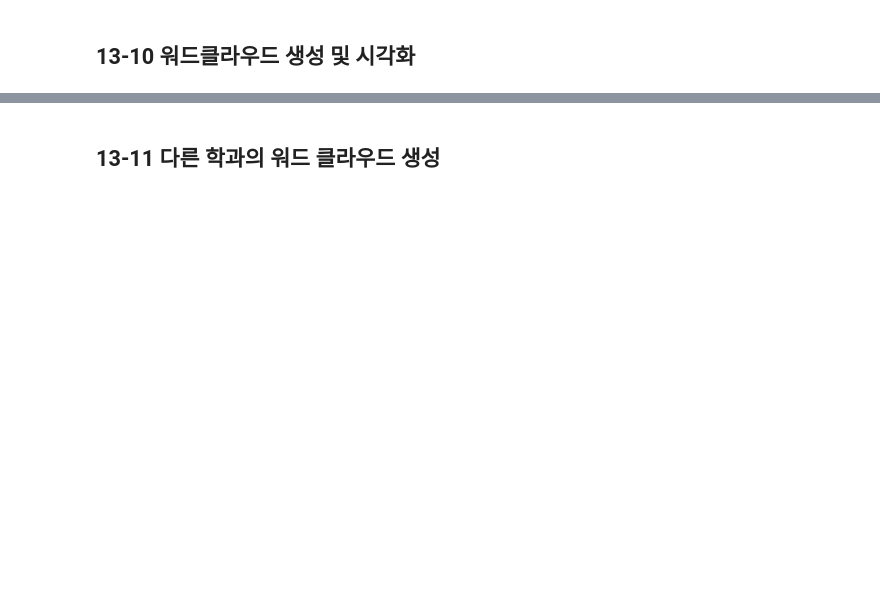
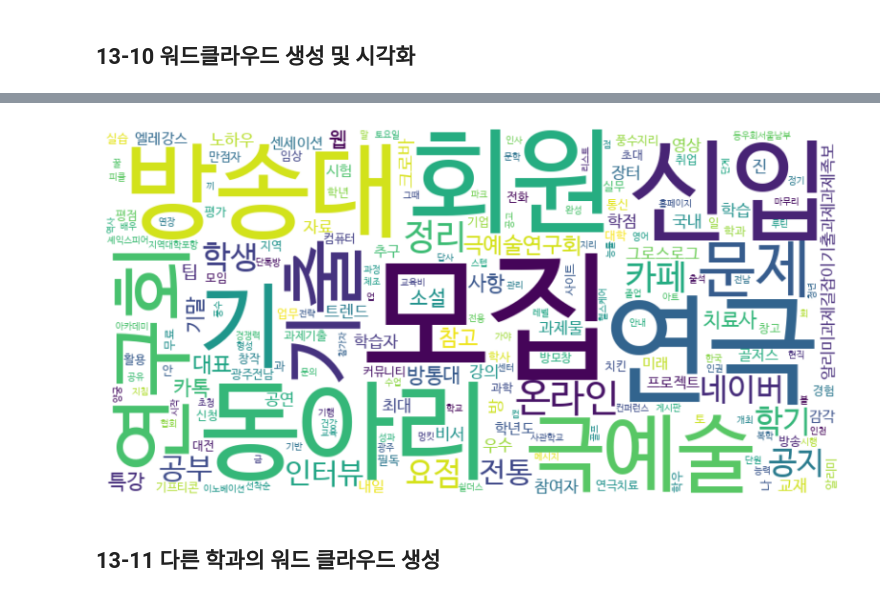
Before and after one commit to chanu2757/Data-Analysis-with-Open-Source, a Jupyter notebook: 오픈소스_데이터_분석_13강.ipynb, the cells around one changed output, grey strips where cells are left out. Cells and saved outputs as stored; diff of their text form; code cells hidden in the pictures; blank space fills up the shorter version.

```diff
--- a/오픈소스_데이터_분석_13강.ipynb
+++ b/오픈소스_데이터_분석_13강.ipynb
@@ -431,27 +462,29 @@ for word, freq in word_count.most_common(30):
 # %%
 from wordcloud import WordCloud
 import matplotlib.pyplot as plt
 
 ## 단어 빈도를 바탕으로 워드클라우드 생성 및 표시
 def plot_wordcloud(word_count):
     ## 워드 클라우드 생성
     wordcloud = WordCloud(
         width=800,
         height=400,
         background_color='white',
         colormap='viridis',
         font_path='/usr/share/fonts/truetype/nanum/NanumBarunGothic.ttf' ## 한글 폰트 경로 지정
-        ).# word_count의 빈도 정보를 이용하여 생성
+        ).generate_from_frequencies(word_count)# word_count의 빈도 정보를 이용하여 생성
 
     plt.figure(figsize=(10, 5))
     plt.imshow(wordcloud, interpolation='bilinear') ## 이미지 표시
     plt.axis("off") ## 축 비활성화
     plt.show() ## 그래프 표시
 
 ## cs_df에서 단어 빈도 계산
 word_count = get_word_count(cs_df)
 ## 워드클라우드 생성 및 표시
 plot_wordcloud(word_count)
+# %% [output]
+[figure, added]
 # %% [markdown]
 ## 13-11 다른 학과의 워드 클라우드 생성
 # %%
```
Also changed, not shown: parts of 8 cells of this notebook.
